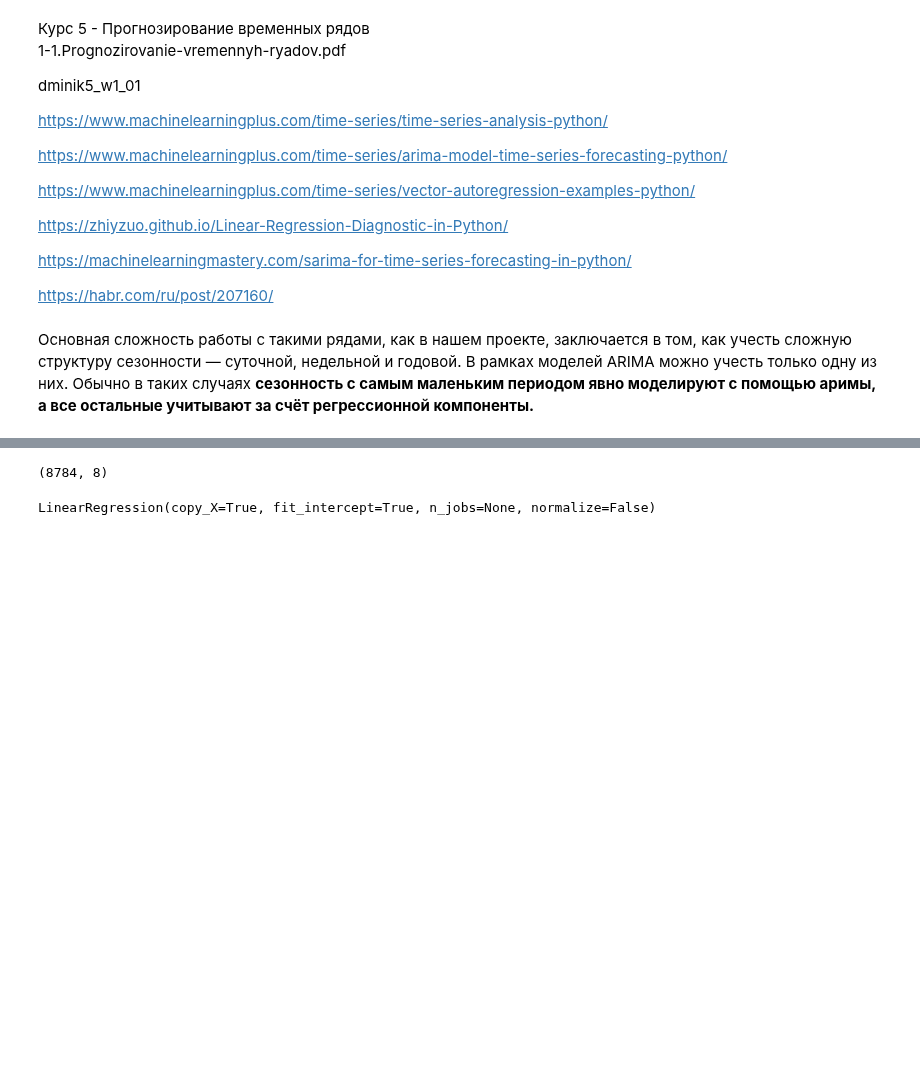
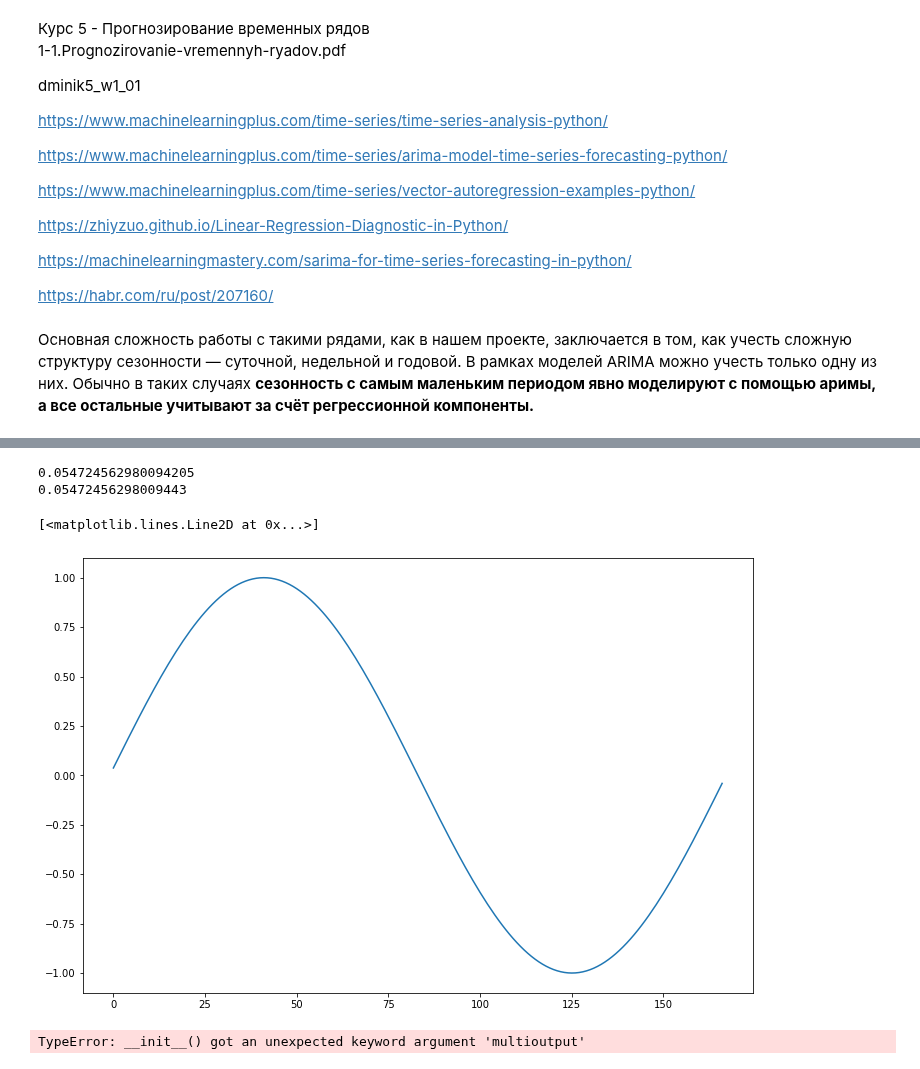
Before and after one commit to dminikorenb/DataLearning, a Jupyter notebook: 3-Taxi/dminik6_part3_w3.ipynb, the cells around one changed output, grey strips where cells are left out. Drawn from its saved outputs; the diff is of its cells as text; code cells hidden in the pictures; blank space fills up the shorter version.

```diff
--- a/3-Taxi/dminik6_part3_w3.ipynb
+++ b/3-Taxi/dminik6_part3_w3.ipynb
@@ -129,13 +167,22 @@ for i in range(ibeg, len(stmp) + ibeg):
-# %%
-atmp = np.array( X_week )
-atmp.shape
-# %% [output]
-(8784, 8)
+# %%
+print(min(l_score))
+print(max(l_score))b
+# %% [output]
+0.054724562980094205
+0.05472456298009443
+# %%
+pl.figure(figsize=(12,8))
+t_period = 24*7
+tmp = [math.sin(2*3.14*i/t_period) for i in range(1, t_period)]
+plt.plot(tmp);
+# %% [output]
+[<matplotlib.lines.Line2D at 0x...>]
+[figure, added]
 # %%
-lr = LinearRegression()
-lr.fit( X_week , stmp['count'].values)
+lr = LinearRegression(multioutput='uniform_average')
+lr.fit( X_week , stmp.values)
 # %% [output]
-LinearRegression(copy_X=True, fit_intercept=True, n_jobs=None, normalize=False)
+TypeError: __init__() got an unexpected keyword argument 'multioutput'
 # %%
 lr.coef_
 # %% [output]
```
Also changed, not shown: parts of 12 cells of this notebook.
